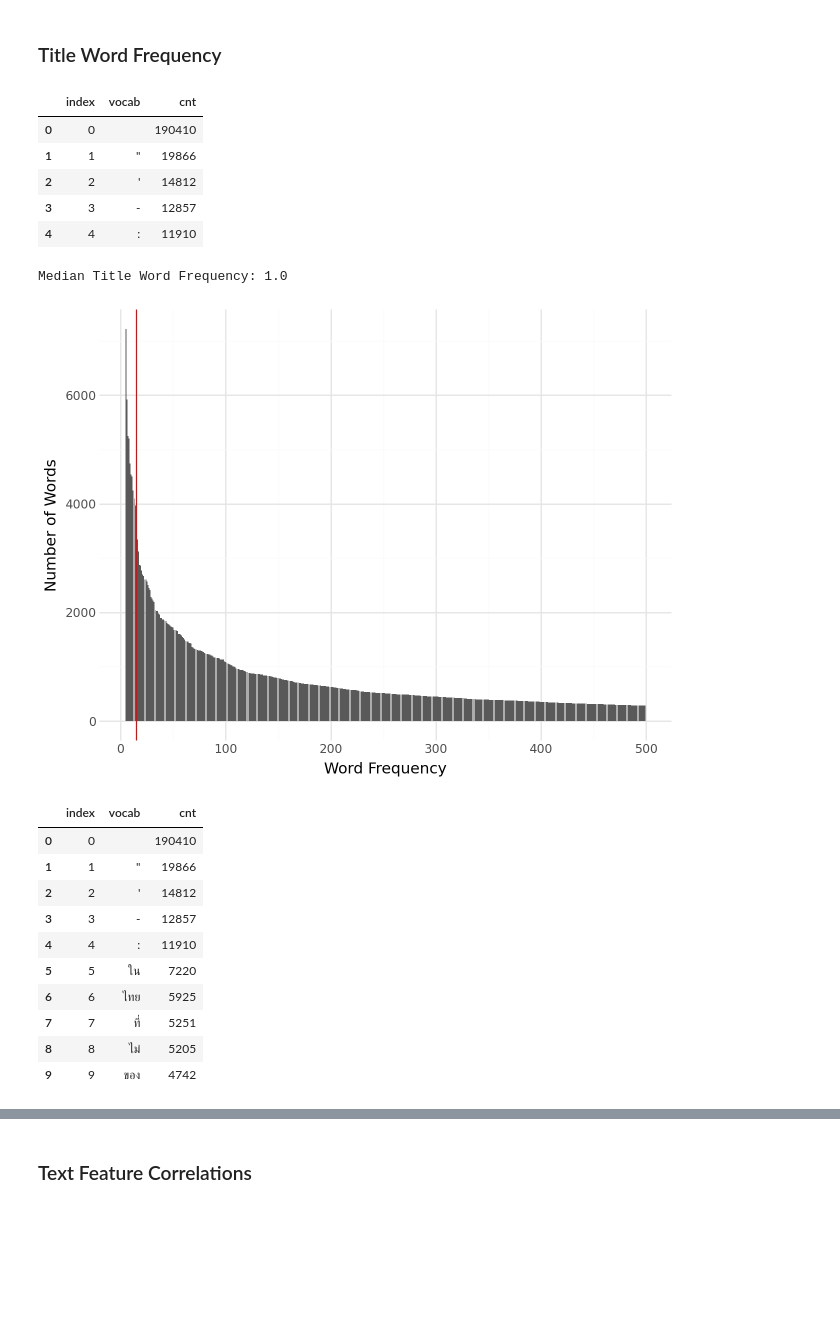
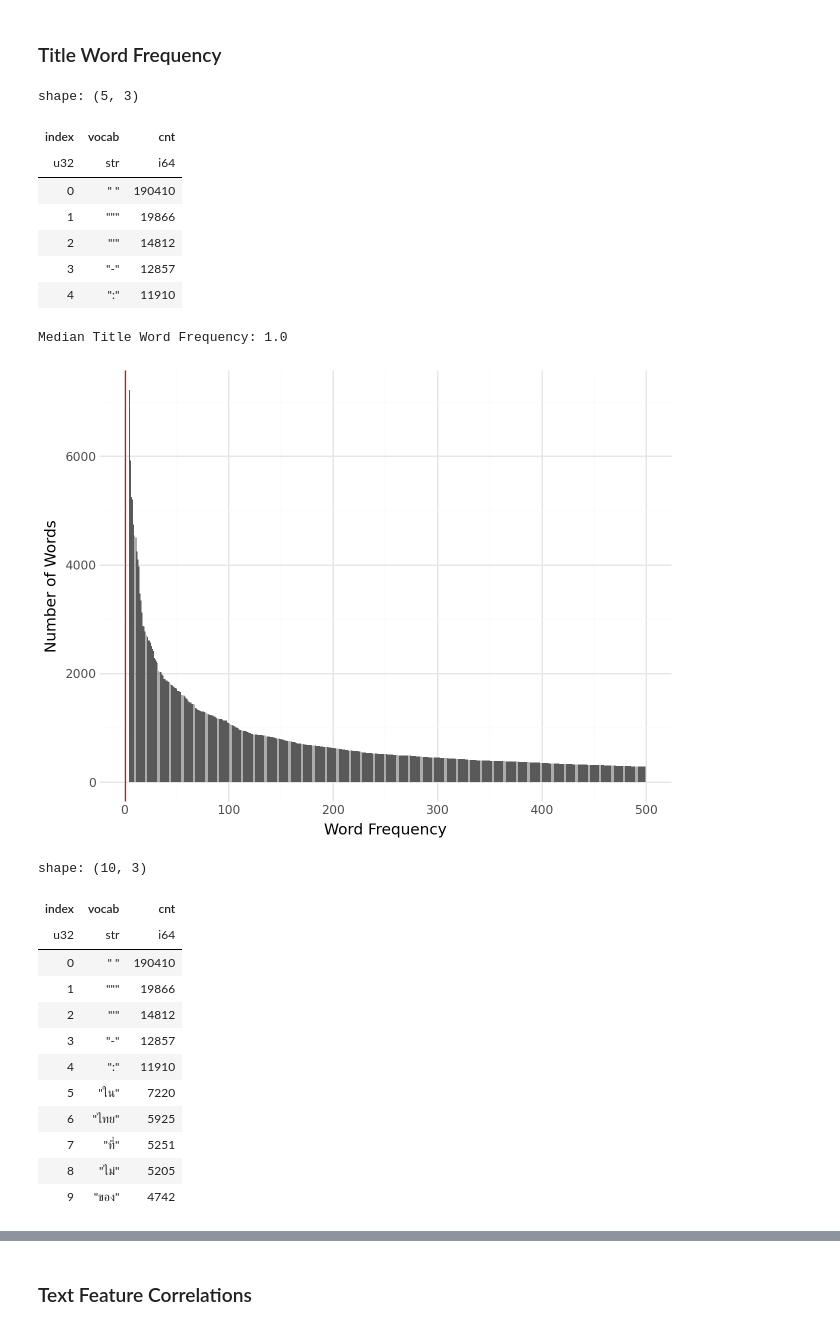
Before and after one commit to lemasc/prachathai-67k, a Jupyter notebook: exploration.ipynb, the cells around one changed output, grey strips where cells are left out. Saved outputs shown, nothing was run; the diff lists cells and outputs as text; code cells hidden in the pictures; blank space fills up the shorter version.

```diff
--- a/exploration.ipynb
+++ b/exploration.ipynb
@@ -63,0 +52,9 @@ prachathai.head()
+# %%
+prachathai = pl.read_csv('prachathai-67k.csv', schema_overrides={
+    "date": pl.Datetime(time_zone="Asia/Bangkok"),
+}).with_columns(
+    # The labels aren't JSON :(
+    pl.col("labels").map_elements(literal_eval, return_dtype=pl.List(pl.Utf8))
+)
+print(prachathai.shape)
+prachathai.head()
@@ -160,3 +163,0 @@ def in_benchmark(x,label):
-# %%
-for label in tqdm(benchmark_labels):
-    prachathai[label] = prachathai.labels.map(lambda x: in_benchmark(x,label))
@@ -271,7 +305,7 @@ plt.show()
 from sklearn.feature_extraction.text import CountVectorizer
 
 title_cnt = CountVectorizer(tokenizer=THAI2FIT_TOKENIZER.word_tokenize, token_pattern=None)
-title_mat = title_cnt.fit_transform(prachathai.title)
+title_mat = title_cnt.fit_transform(prachathai['title'].to_numpy())
 # %% [markdown]
 ### Title Word Count Distribution
 # %%
@@ -289,40 +324,44 @@ Average Title Word Count: 15.362164710041391
 # %% [markdown]
 ### Title Word Frequency
 # %%
-title_top = pd.DataFrame({
-    'vocab': list(title_cnt.get_feature_names_out()),
-    'cnt': np.asarray(title_mat.sum(axis=0)).squeeze()}).sort_values('cnt',ascending=False)
-title_top = title_top.reset_index(drop=True).reset_index()
+title_top = pl.DataFrame({
+    'vocab': title_cnt.get_feature_names_out(),
+    'cnt': np.asarray(title_mat.sum(axis=0)).squeeze()
+}).sort('cnt', descending=True).with_row_index('index')
 # %%
 title_top.head()
 # %% [output]
+shape: (5, 3)
-|  | index | vocab | cnt |
-| 0 | 0 |  | 190410 |
-| 1 | 1 | " | 19866 |
-| 2 | 2 | ' | 14812 |
-| 3 | 3 | - | 12857 |
-| 4 | 4 | : | 11910 |
+| index | vocab | cnt |
+| u32 | str | i64 |
+| 0 | " " | 190410 |
+| 1 | """ | 19866 |
+| 2 | "'" | 14812 |
+| 3 | "-" | 12857 |
+| 4 | ":" | 11910 |
 # %%
-g = (ggplot(title_top.iloc[5:500,:], aes(x='index',y='cnt')) + geom_bar(stat='identity') + theme_minimal() +
+g = (ggplot(title_top[5:500,:], aes(x='index',y='cnt')) + geom_bar(stat='identity') + theme_minimal() +
     xlab('Word Frequency') + ylab('Number of Words') +
-    geom_vline(xintercept = np.mean(title_wc.word_count), color='red'))
-print(f'Median Title Word Frequency: {np.median(title_top.cnt)}')
+    geom_vline(xintercept = title_top['cnt'].median(), color='red'))
+print(f'Median Title Word Frequency: {title_top['cnt'].median()}')
 g
 # %% [output]
 Median Title Word Frequency: 1.0
-[figure, old version]
+[figure, new version]
 # %%
 title_top.head(10)
 # %% [output]
+shape: (10, 3)
-|  | index | vocab | cnt |
-| 0 | 0 |  | 190410 |
-| 1 | 1 | " | 19866 |
-| 2 | 2 | ' | 14812 |
-| 3 | 3 | - | 12857 |
-| 4 | 4 | : | 11910 |
-| 5 | 5 | ใน | 7220 |
-| 6 | 6 | ไทย | 5925 |
-| 7 | 7 | ที่ | 5251 |
-| 8 | 8 | ไม่ | 5205 |
-| 9 | 9 | ของ | 4742 |
+| index | vocab | cnt |
+| u32 | str | i64 |
+| 0 | " " | 190410 |
+| 1 | """ | 19866 |
+| 2 | "'" | 14812 |
+| 3 | "-" | 12857 |
+| 4 | ":" | 11910 |
+| 5 | "ใน" | 7220 |
+| 6 | "ไทย" | 5925 |
+| 7 | "ที่" | 5251 |
+| 8 | "ไม่" | 5205 |
+| 9 | "ของ" | 4742 |
 # %%
```
Also changed, not shown: parts of 39 cells of this notebook, 2 other files.
